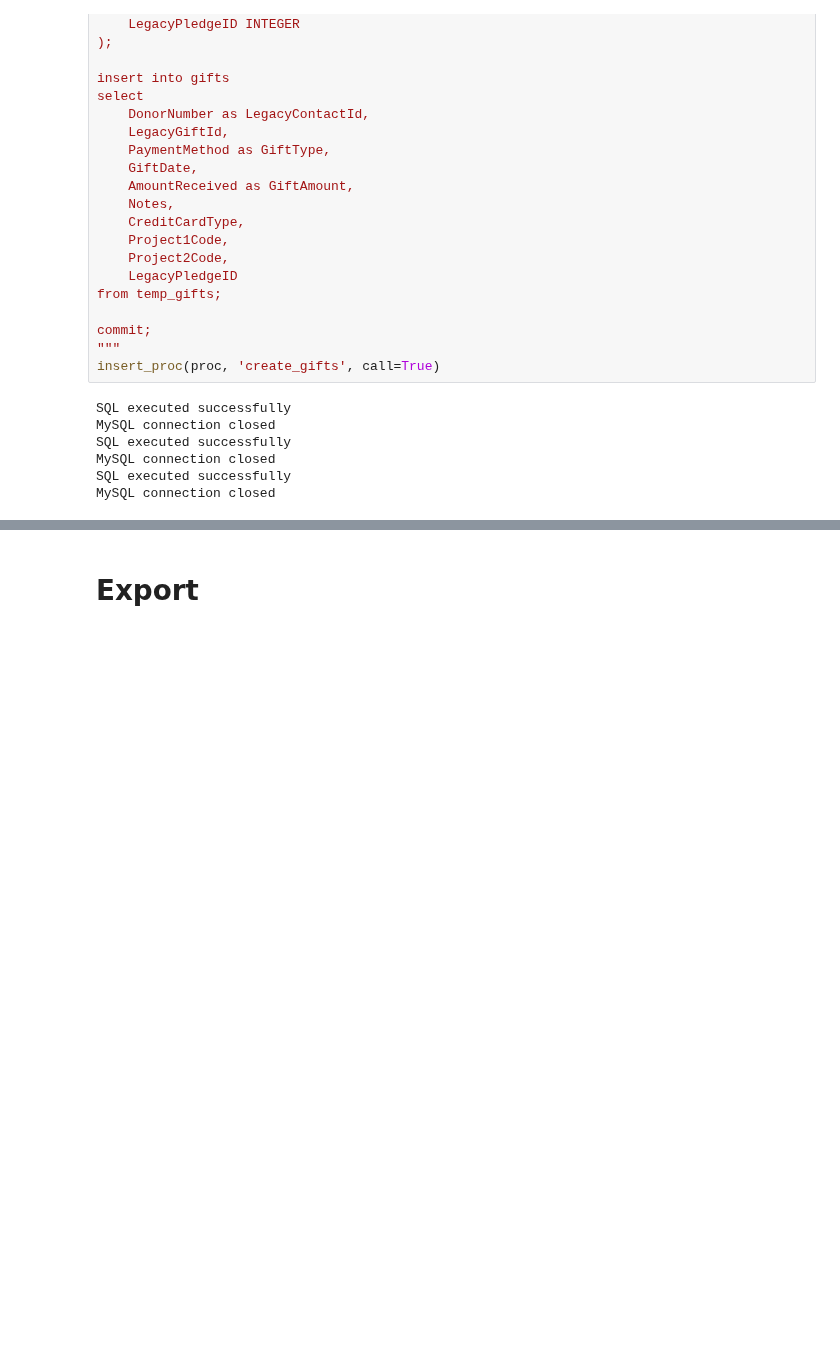
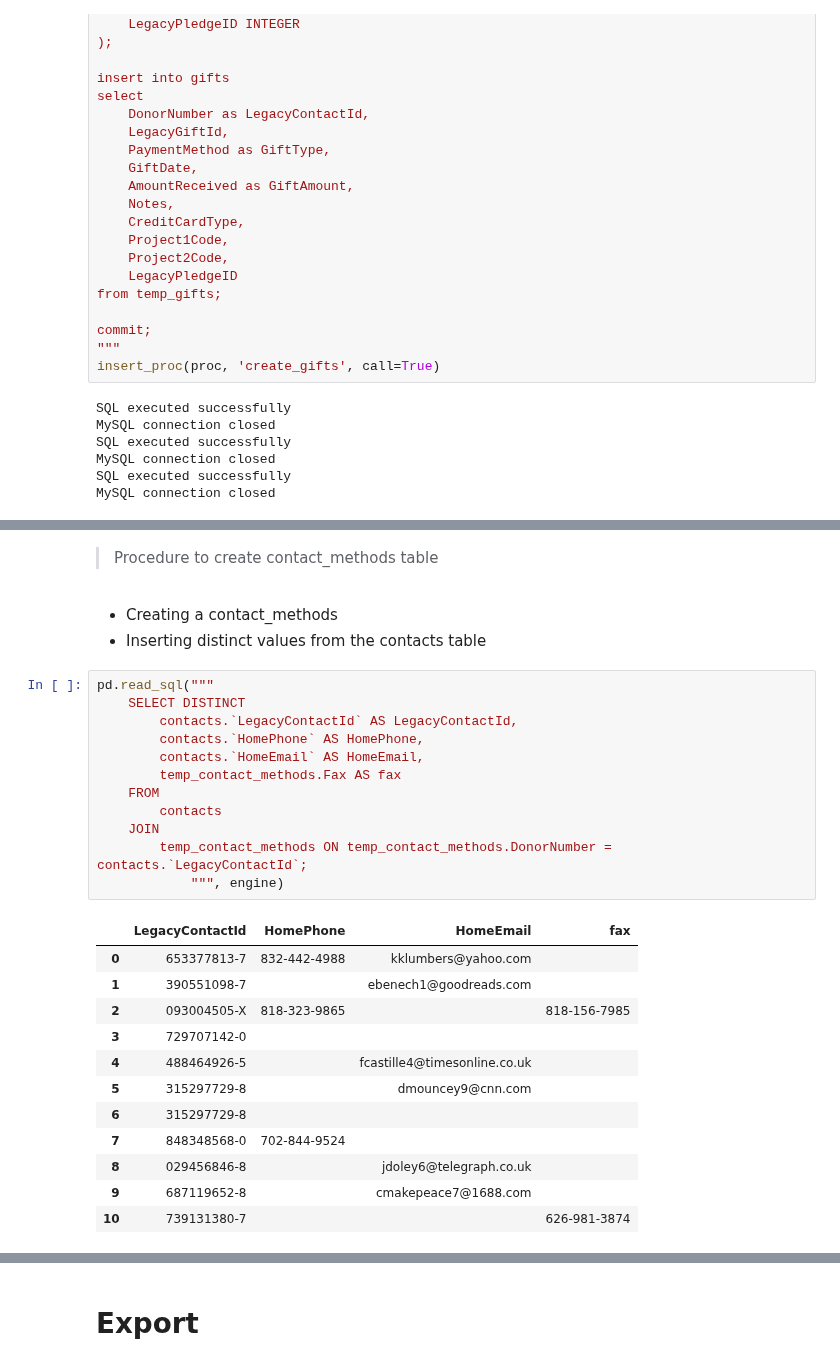
Before and after one commit to LearnThinkCreate/virtuous_interview, a Jupyter notebook: 01_SQL_Solution.ipynb, the cells around one changed output, grey strips where cells are left out. Drawn from its saved outputs; the diff is of its cells as text; blank space fills up the shorter version.

```diff
--- a/01_SQL_Solution.ipynb
+++ b/01_SQL_Solution.ipynb
@@ -681,0 +630,31 @@ pd.read_sql('select * from gifts limit 5', engine)
+# %% [markdown]
+> Procedure to create contact_methods table <br>
+<br>
+
+- Creating a contact_methods <br>
+- Inserting distinct values from the contacts table <br>
+# %%
+pd.read_sql("""
+    SELECT DISTINCT
+        contacts.`LegacyContactId` AS LegacyContactId,
+        contacts.`HomePhone` AS HomePhone,
+        contacts.`HomeEmail` AS HomeEmail,
+        temp_contact_methods.Fax AS fax
+    FROM
+        contacts
+    JOIN
+        temp_contact_methods ON temp_contact_methods.DonorNumber = contacts.`LegacyContactId`;
+            """, engine)
+# %% [output]
+|  | LegacyContactId | HomePhone | HomeEmail | fax |
+| 0 | 653377813-7 | 832-442-4988 | kklumbers@yahoo.com |  |
+| 1 | 390551098-7 |  | ebenech1@goodreads.com |  |
+| 2 | 093004505-X | 818-323-9865 |  | 818-156-7985 |
+| 3 | 729707142-0 |  |  |  |
+| 4 | 488464926-5 |  | fcastille4@timesonline.co.uk |  |
+| 5 | 315297729-8 |  | dmouncey9@cnn.com |  |
+| 6 | 315297729-8 |  |  |  |
+| 7 | 848348568-0 | 702-844-9524 |  |  |
+| 8 | 029456846-8 |  | jdoley6@telegraph.co.uk |  |
+| 9 | 687119652-8 |  | cmakepeace7@1688.com |  |
+| 10 | 739131380-7 |  |  | 626-981-3874 |
```
Also changed, not shown: parts of 17 cells of this notebook, 7 other files.
